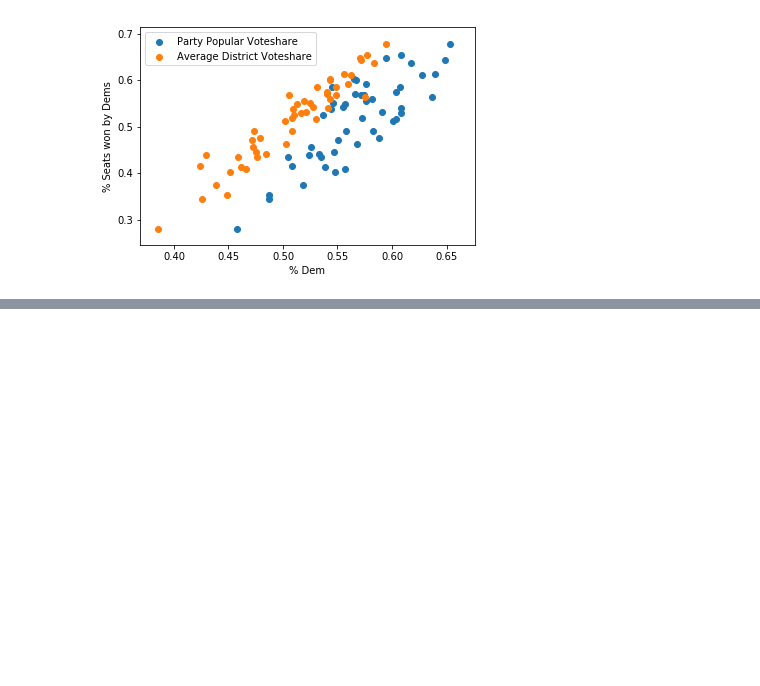
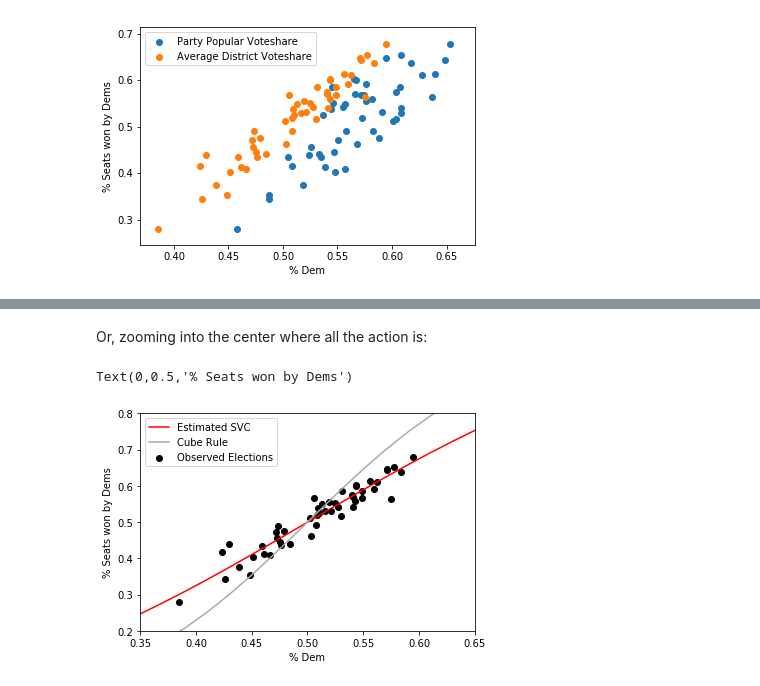
Before and after one commit to ljwolf/seatsvotes, a Jupyter notebook: notebooks/00 - The historical seats votes curve.ipynb, the cells around one changed output, grey strips where cells are left out. Drawn from its saved outputs; the diff is of its cells as text; code cells hidden in the pictures; blank space fills up the shorter version.

```diff
--- a/notebooks/00 - The historical seats votes curve.ipynb
+++ b/notebooks/00 - The historical seats votes curve.ipynb
@@ -106,0 +220,16 @@ Actually fit the Tufte/tageparga model
+# %% [markdown]
+Or, zooming into the center where all the action is:
+# %%
+plt.scatter(party_voteshare, party_seatshare,
+            label='Observed Elections', color='k')
+seats_votes_curve = logit(log_odds_model.params.Intercept + log_odds_model.params.votes * logodds(vote_space))
+plt.plot(vote_space, seats_votes_curve, color='r', label='Estimated SVC')
+plt.plot(vote_space, logit(3*logodds(vote_space)), color='darkgrey', label='Cube Rule')
+plt.xlim(.35,.65)
+plt.ylim(.2, .8)
+plt.legend()
+plt.xlabel("% Dem")
+plt.ylabel("% Seats won by Dems")
+# %% [output]
+Text(0,0.5,'% Seats won by Dems')
+[figure, added]
```
Also changed, not shown: parts of 22 cells of this notebook.
